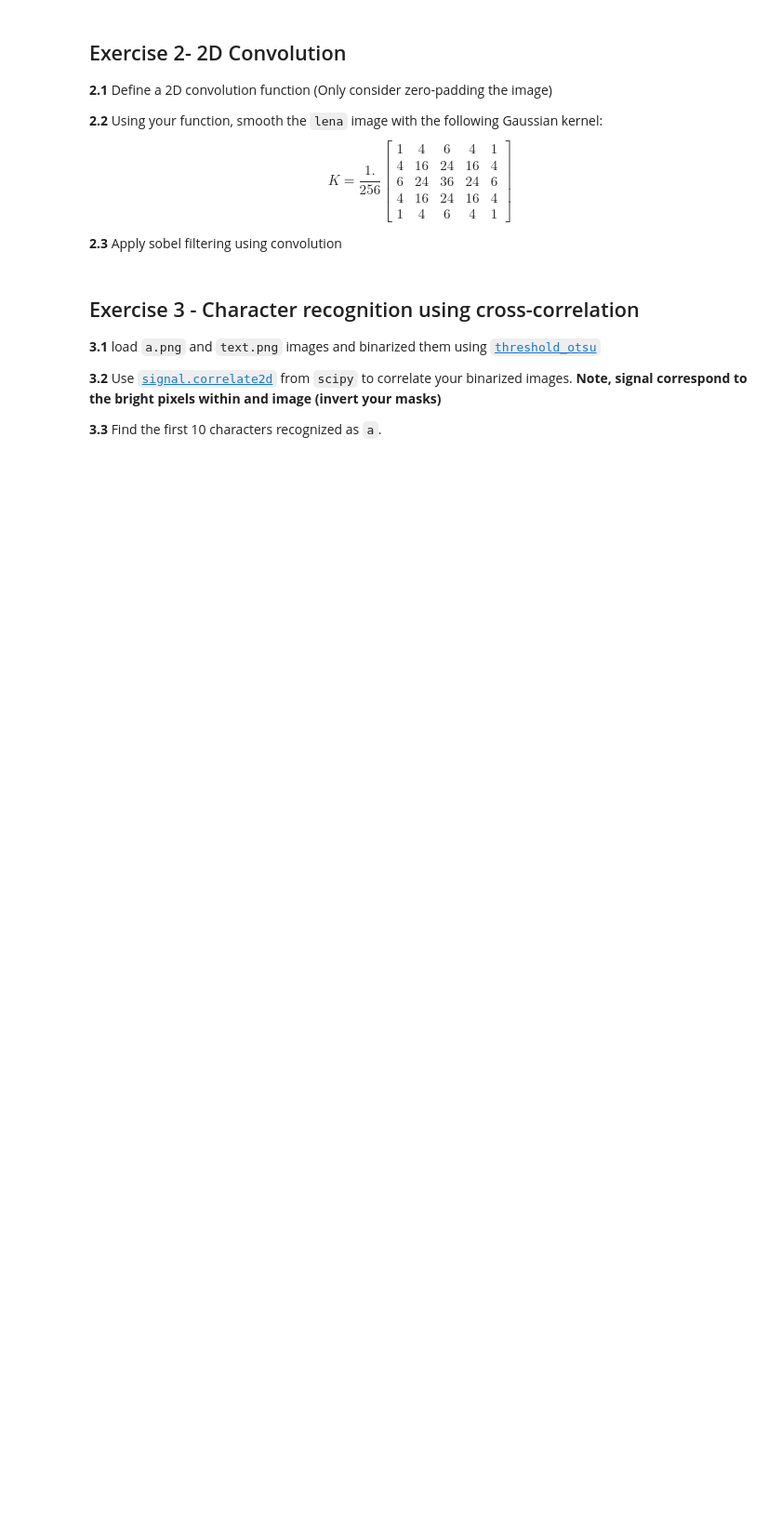
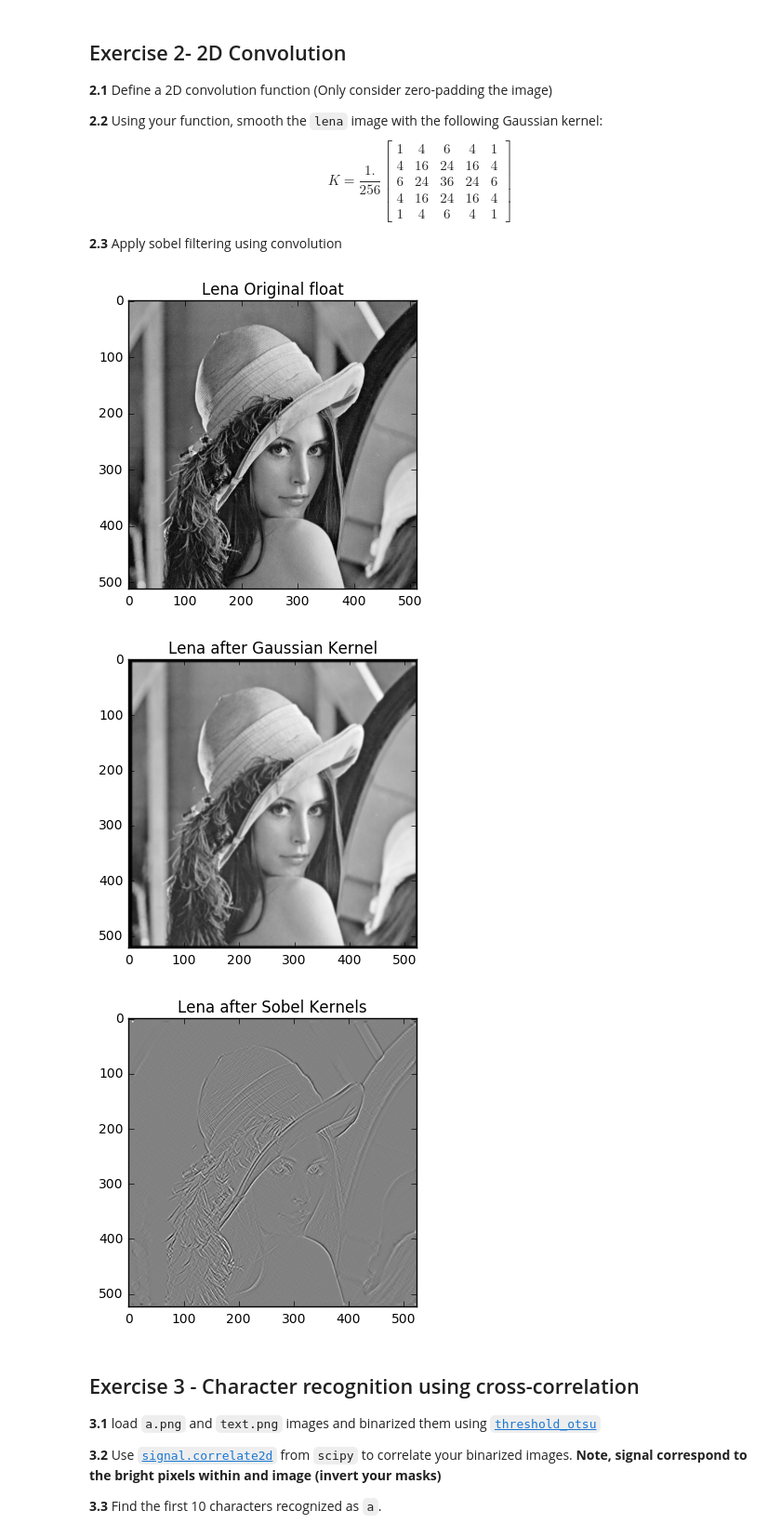
Before and after one commit to nayeem78/DSP-TP-1617, a Jupyter notebook: Lab3/python/Lab3.ipynb, the cells around one changed output. Shown at 93% size. Cells and saved outputs as stored; diff of their text form; code cells hidden in the pictures; blank space fills up the shorter version.

```diff
--- a/Lab3/python/Lab3.ipynb
+++ b/Lab3/python/Lab3.ipynb
@@ -44,6 +136,58 @@ def conv_fn (x,h):
 $$ K = \frac{1.}{256}\begin{bmatrix} 1 & 4 & 6 & 4 & 1 \\ 4 & 16 & 24 & 16 & 4 \\ 6 & 24 & 36 & 24 & 6 \\ 4 & 16 & 24 & 16 & 4 \\ 1 & 4 & 6 & 4 & 1 \end{bmatrix}$$
 
 **2.3** Apply sobel filtering using convolution
+# %%
+def conv2d(x, h):
+    #zero padding in both row and column direction
+    endv = x.shape[0] + 2*h.shape[0]
+    endh = x.shape[1] + 2*h.shape[1]
+
+
+    X_pad = np.zeros((endv, endh))
+    X_pad[h.shape[0]:h.shape[0] + x.shape[0],h.shape[1]:h.shape[1] + x.shape[1]] = x[:,:]
+
+    y2d = np.zeros((X_pad.shape[0], X_pad.shape[1]))
+
+    for n1 in range(0, X_pad.shape[0]):
+        for n2 in range (0, X_pad.shape[1]):
+            for k1 in range(0, h.shape[0]):
+                for k2 in range (0, h.shape[1]):
+                    y2d[n1,n2] = y2d[n1,n2] + X_pad[n1-k1, n2-k2]* h[k1, k2]
+
+
+    return y2d
+# %%
+Path = '../images/'
+image_name ='lena-grey.bmp'
+lena_im = io.imread(Path.__add__(image_name))
+lena_im = img_as_float(lena_im)
+
+plt.figure
+plt.imshow(lena_im, cmap=plt.cm.gray)
+plt.title('Lena Original float')
+plt.show()
+K = 1/256 * np.array([[1,4,6,4,1],[4, 16, 24, 16, 4],[6, 24,36,24,6],[4, 16, 24, 16, 4], [1,4,6,4,1]])
+y2d = conv2d_fn(lena_im, K)
+
+plt.figure
+plt.imshow(y2d, cmap=plt.cm.gray)
+plt.title('Lena after Gaussian Kernel')
+plt.show()
+
+#Sobel matrices, both horizontal and vertical operations
+sobel_1 = np.array([[1,0,-1],[2,0,-2],[1,0,-1]])
+sobel_2 = np.array([[1,2,1],[0,0,0],[-1,-2,-1]])
+
+#Cascaded convolution:two conv2d in consecutive
+y_sobel = conv2d(conv2d(lena_im, sobel_1), sobel_2)
+plt.figure
+plt.imshow(y_sobel, cmap=plt.cm.gray)
+plt.title('Lena after Sobel Kernels')
+plt.show()
+# %% [output]
+[figure, added]
+[figure, added]
+[figure, added]
 # %% [markdown]
 ## Exercise 3 - Character recognition using cross-correlation
 
```
Also changed, not shown: parts of 5 cells of this notebook, 1 other file.
